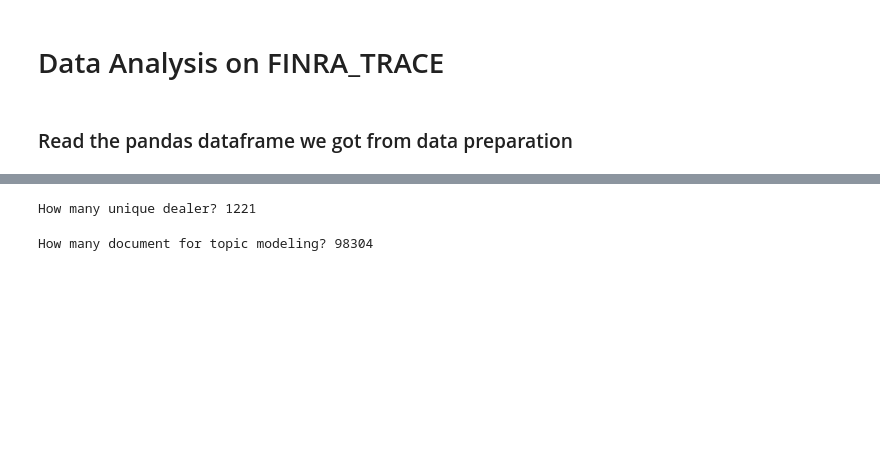
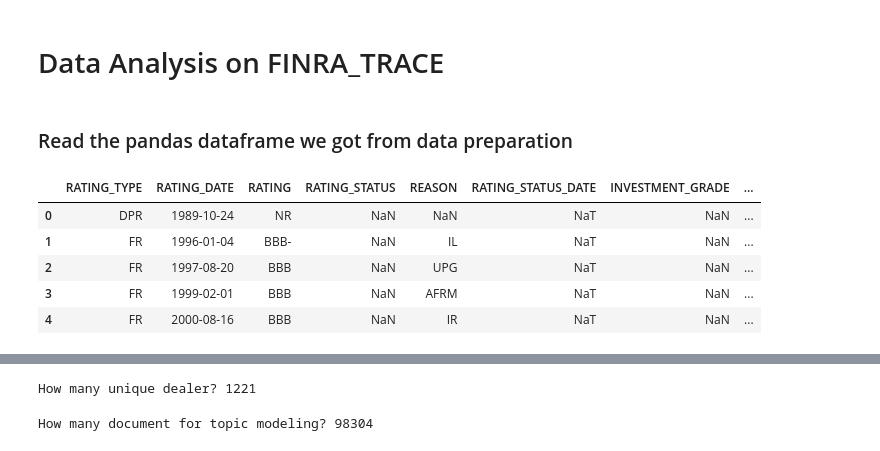
Before and after one commit to raymond180/FINRA_TRACE, a Jupyter notebook: Notebooks/data_analysis.ipynb, the cells around one changed output, grey strips where cells are left out. Drawn from its saved outputs; the diff is of its cells as text; code cells hidden in the pictures; blank space fills up the shorter version.

```diff
--- a/Notebooks/data_analysis.ipynb
+++ b/Notebooks/data_analysis.ipynb
@@ -23,0 +37,9 @@ data = pd.read_pickle(file_path)
+# %%
+ratings_data.head()
+# %% [output]
+|  | RATING_TYPE | RATING_DATE | RATING | RATING_STATUS | REASON | RATING_STATUS_DATE | INVESTMENT_GRADE | ... |
+| 0 | DPR | 1989-10-24 | NR | NaN | NaN | NaT | NaN | ... |
+| 1 | FR | 1996-01-04 | BBB- | NaN | IL | NaT | NaN | ... |
+| 2 | FR | 1997-08-20 | BBB | NaN | UPG | NaT | NaN | ... |
+| 3 | FR | 1999-02-01 | BBB | NaN | AFRM | NaT | NaN | ... |
+| 4 | FR | 2000-08-16 | BBB | NaN | IR | NaT | NaN | ... |
```
Also changed, not shown: parts of 5 cells of this notebook, 2 other files.
